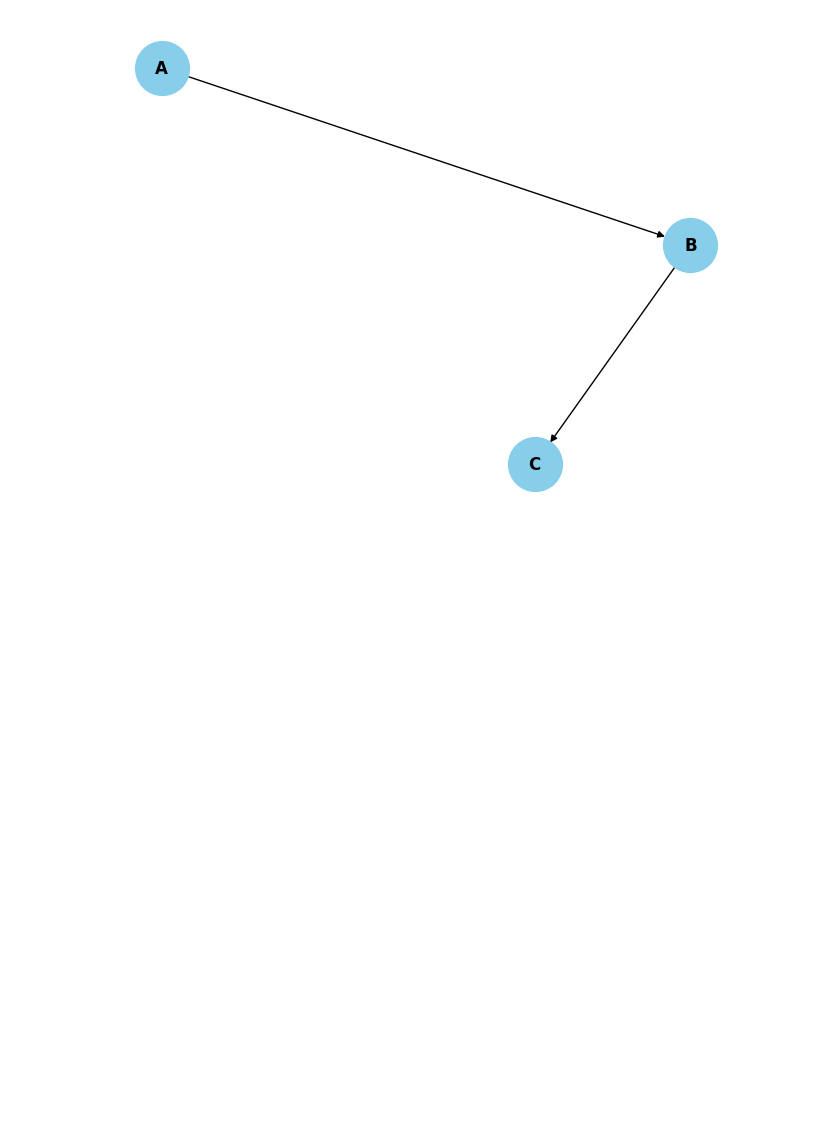
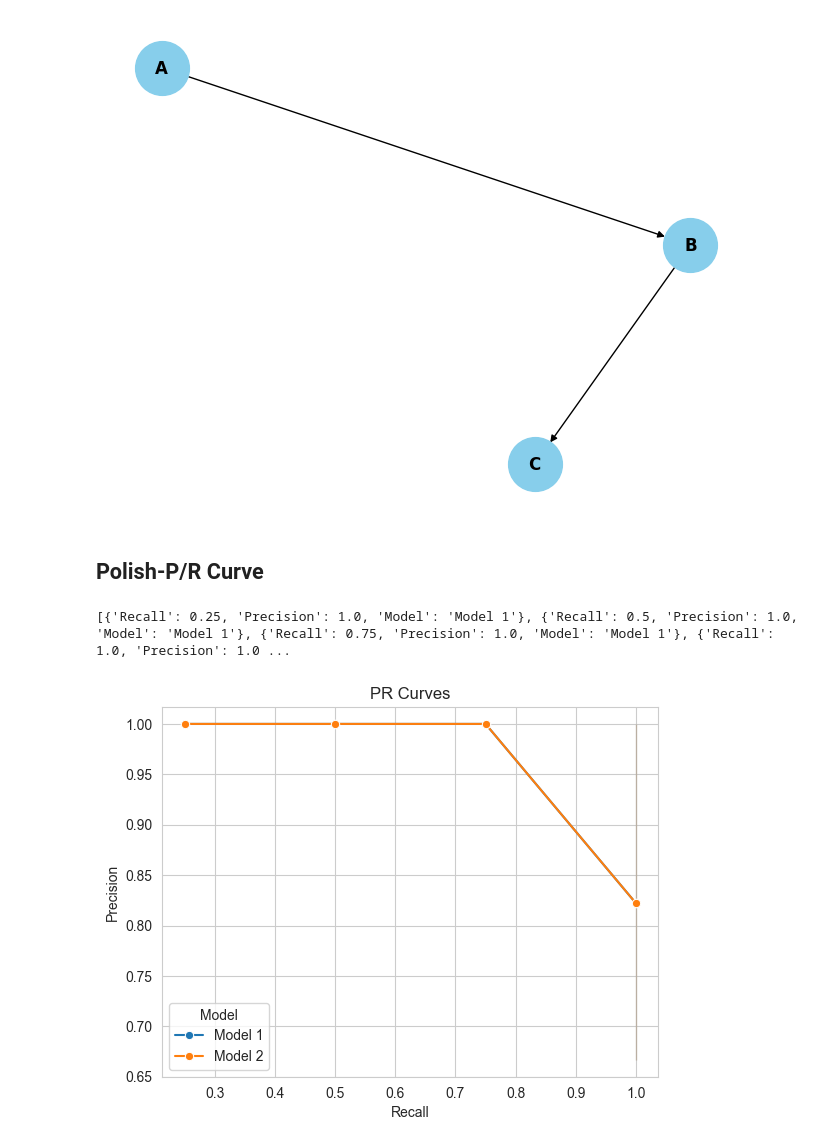
Before and after one commit to gajanlee/syllabus, a Jupyter notebook: wsln_min/summarization/figure.ipynb, the cells around one changed output. Cells and saved outputs as stored; diff of their text form; code cells hidden in the pictures; blank space fills up the shorter version.

```diff
--- a/wsln_min/summarization/figure.ipynb
+++ b/wsln_min/summarization/figure.ipynb
@@ -745,3 +745,74 @@ nx.draw(G, pos, with_labels=True, node_size=1500, node_color='skyblue', font_siz
 plt.show()
 # %% [output]
 [figure]
+# %% [markdown]
+## Polish-P/R Curve
+# %%
+import numpy as np
+import pandas as pd
+import seaborn as sns
+import matplotlib.pyplot as plt
+
+
+def calculate_precision_recall(y_true, y_scores):
+    """
+    计算不同阈值下的精确率和召回率
+    :param y_true: 真实标签，二元数组
+    :param y_scores: 预测得分，数组
+    :return: precision 精确率数组，recall 召回率数组
+    """
+    sorted_indices = np.argsort(y_scores)[::-1]
+    y_true_sorted = y_true[sorted_indices]
+    num_positive = np.sum(y_true)
+    precision = []
+    recall = []
+    true_positive_count = 0
+    for i in range(len(y_true_sorted)):
+        if y_true_sorted[i] == 1:
+            true_positive_count += 1
+        precision.append(true_positive_count / (i + 1))
+        recall.append(true_positive_count / num_positive)
+    return np.array(precision), np.array(recall)
+
+
+# 示例数据，这里假设有两组不同的预测结果
+y_true_1 = np.array([1, 0, 1, 1, 0, 1])  # 第一组真实标签，1 表示正例，0 表示反例
+y_scores_1 = np.array([0.8, 0.3, 0.6, 0.7, 0.2, 0.9])  # 第一组预测得分
+
+y_true_2 = np.array([1, 1, 0, 1, 1, 0])  # 第二组真实标签
+y_scores_2 = np.array([0.7, 0.8, 0.4, 0.6, 0.5, 0.3])  # 第二组预测得分
+
+
+precision_1, recall_1 = calculate_precision_recall(y_true_1, y_scores_1)
+precision_2, recall_2 = calculate_precision_recall(y_true_2, y_scores_2)
+
+
+def plot_pr_curves(precisions, recalls, labels):
+    """
+    绘制多条 PR 曲线并添加图例
+    :param precisions: 精确率列表，包含多个精确率数组
+    :param recalls: 召回率列表，包含多个召回率数组
+    :param labels: 每条曲线的标签列表
+    """
+    data = []
+    for precision, recall, label in zip(precisions, recalls, labels):
+        data.extend([{'Recall': r, 'Precision': p, 'Model': label} for r, p in zip(recall, precision)])
+
+    print(data)
+
+    data = pd.DataFrame(data)
+    sns.set_style('whitegrid')
+    sns.lineplot(x='Recall', y='Precision', hue='Model', data=data, marker='o')
+    plt.title('PR Curves')
+    plt.show()
+
+
+# 将计算得到的精确率和召回率放入列表中
+precisions = [precision_1, precision_2]
+recalls = [recall_1, recall_2]
+labels = ['Model 1', 'Model 2']
+
+plot_pr_curves(precisions, recalls, labels)
+# %% [output]
+[{'Recall': 0.25, 'Precision': 1.0, 'Model': 'Model 1'}, {'Recall': 0.5, 'Precision': 1.0, 'Model': 'Model 1'}, {'Recall': 0.75, 'Precision': 1.0, 'Model': 'Model 1'}, {'Recall': 1.0, 'Precision': 1.0 ...
+[figure, added]
```
Also changed, not shown: parts of 8 cells of this notebook, 15 other files.
